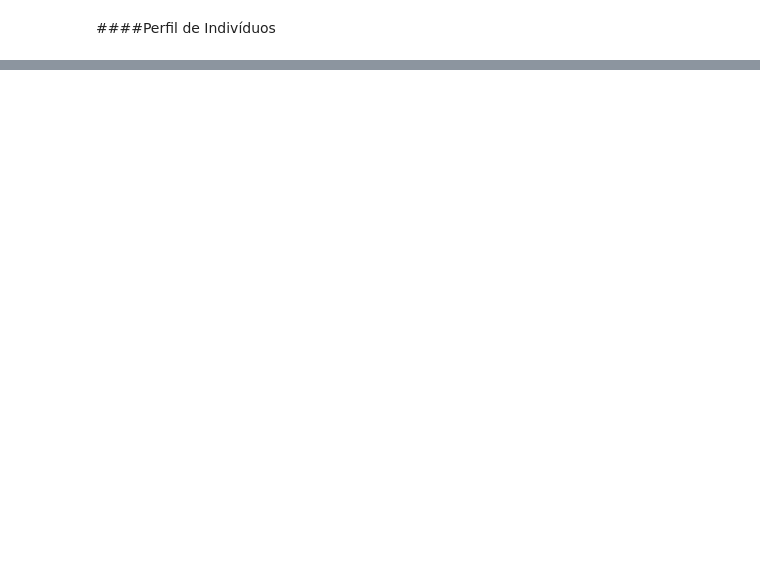
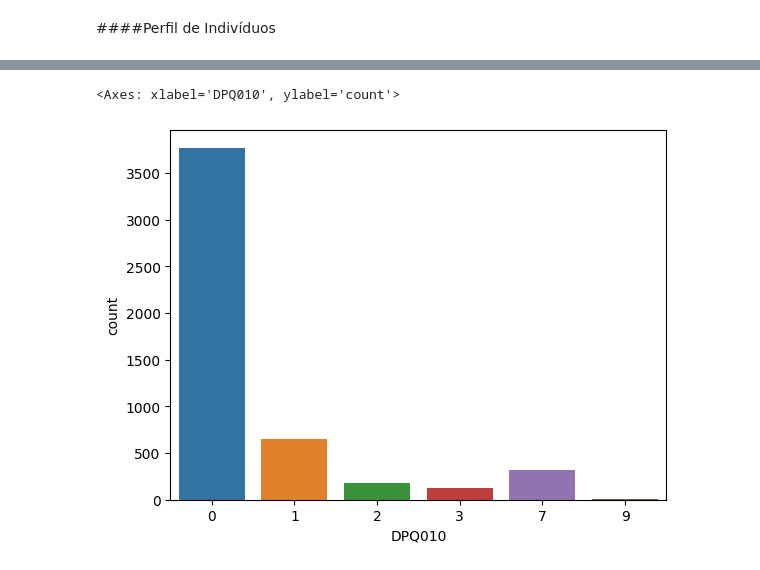
Before and after one commit to alearauj/EBA-Estatistica-do-Basico-ao-Avancado, a Jupyter notebook: EBA_Projeto_Final.ipynb, the cells around one changed output, grey strips where cells are left out. Drawn from its saved outputs; the diff is of its cells as text; code cells hidden in the pictures; blank space fills up the shorter version.

```diff
--- a/EBA_Projeto_Final.ipynb
+++ b/EBA_Projeto_Final.ipynb
@@ -286,0 +264,5 @@ df.to_csv('drive/MyDrive/mteste.csv', index=False)
+# %%
+sns.countplot(x=df['DPQ010'])
+# %% [output]
+<Axes: xlabel='DPQ010', ylabel='count'>
+[figure, added]
```
Also changed, not shown: parts of 8 cells of this notebook.
